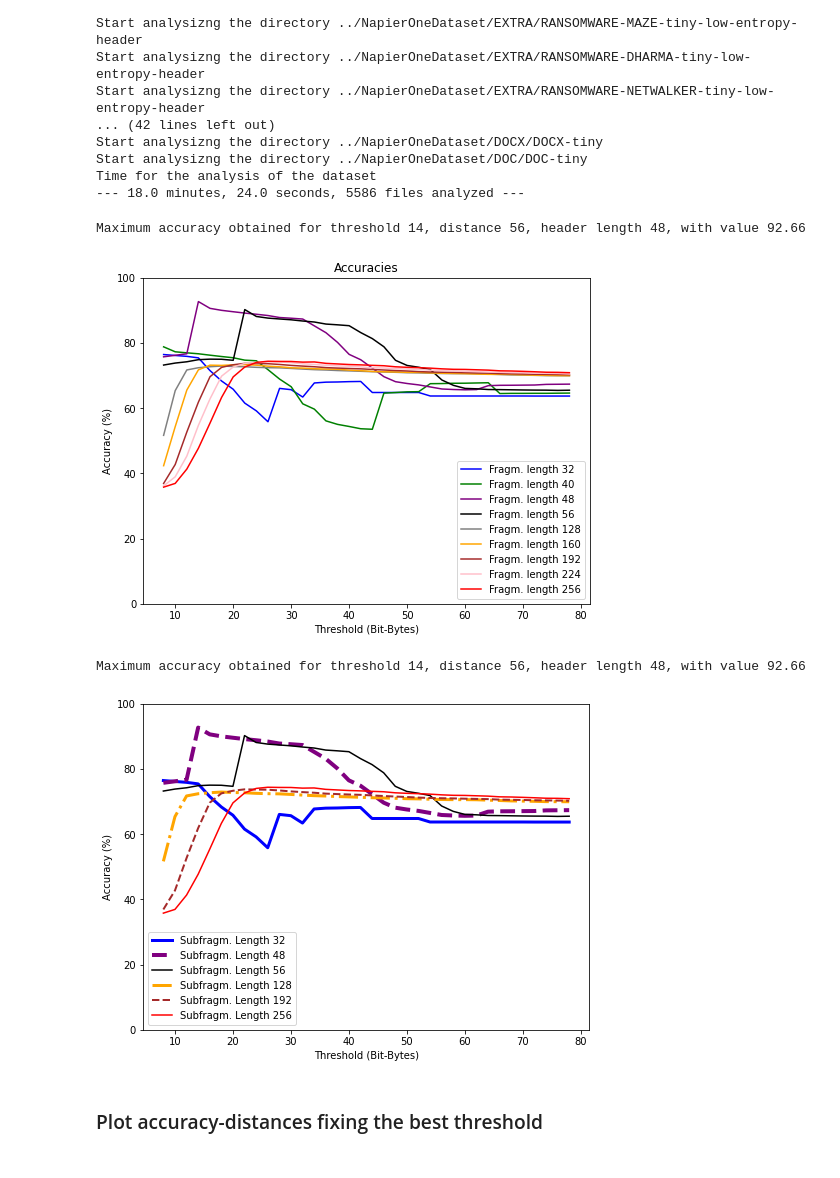
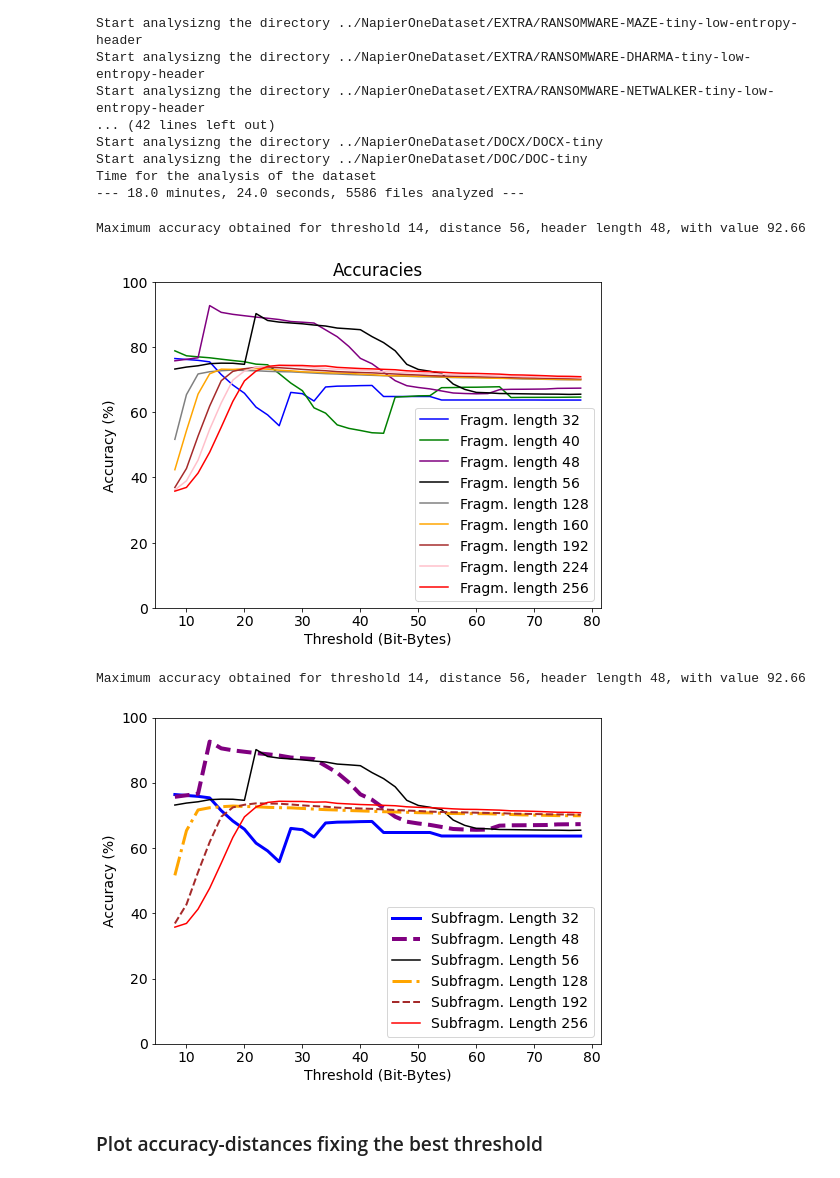
Before and after one commit to gomitolof/DAA-for-Ransomware-detection, a Jupyter notebook: models_mix/4F_mix_avg.ipynb, the cells around one changed output. Cells and saved outputs as stored; diff of their text form; code cells hidden in the pictures.

```diff
--- a/models_mix/4F_mix_avg.ipynb
+++ b/models_mix/4F_mix_avg.ipynb
@@ -263,32 +263,33 @@ FP_des = FP_des.reshape(len(thresholds), len(distances), int(offset/8))
 # %%
 ind = np.unravel_index(np.argmax(acc_des, axis=None), acc_des.shape)
 d = ind[1]
 print("Maximum accuracy obtained for threshold %2d, distance %2d, header length %2d, with value %3.2f" % (thresholds[ind[0]], distances[ind[1]], 8*(ind[2]+1), acc_des[ind]))
 
 # Accuracy = (TP+TN)/(TP+TN+FP+FN)
 hl_thresh = acc_des.transpose()
 
 # Plot of the accuracies obtained using different threshold and different header lengths
+plt.rcParams.update({'font.size': 14})
 plt.figure(figsize=(8,6))
 plt.title("Accuracies")
 plt.xlabel("Threshold (Bit-Bytes)")
 plt.ylabel("Accuracy (%)")
 plt.plot(thresholds, hl_thresh[3][d], color="blue", label="Fragm. length 32")
 plt.plot(thresholds, hl_thresh[4][d], color="green", label="Fragm. length 40")
 plt.plot(thresholds, hl_thresh[5][d], color="purple", label="Fragm. length 48")
 plt.plot(thresholds, hl_thresh[6][d], color="black", label="Fragm. length 56")
 plt.plot(thresholds, hl_thresh[15][d], color="grey", label="Fragm. length 128")
 plt.plot(thresholds, hl_thresh[19][d], color="orange", label="Fragm. length 160")
 plt.plot(thresholds, hl_thresh[23][d], color="brown", label="Fragm. length 192")
 plt.plot(thresholds, hl_thresh[27][d], color="pink", label="Fragm. length 224")
 plt.plot(thresholds, hl_thresh[31][d], color="red", label="Fragm. length 256")
 plt.legend()
 plt.ylim([0, 100])
 plt.savefig('../Img/acc_4F_mix_avg.jpg')
 plt.show()
 # %% [output]
 Maximum accuracy obtained for threshold 14, distance 56, header length 48, with value 92.66
-[figure, old version]
+[figure, new version]
 # %%
 ind = np.unravel_index(np.argmax(acc_des, axis=None), acc_des.shape)
 d = ind[1]
@@ -318,7 +319,7 @@ plt.savefig('../Img/acc_4F_mix_avg_new.pdf')
 plt.show()
 # %% [output]
 Maximum accuracy obtained for threshold 14, distance 56, header length 48, with value 92.66
-[figure, old version]
+[figure, new version]
 # %% [markdown]
 ### Plot accuracy-distances fixing the best threshold
 # %%
```
Also changed, not shown: 7 other files.
